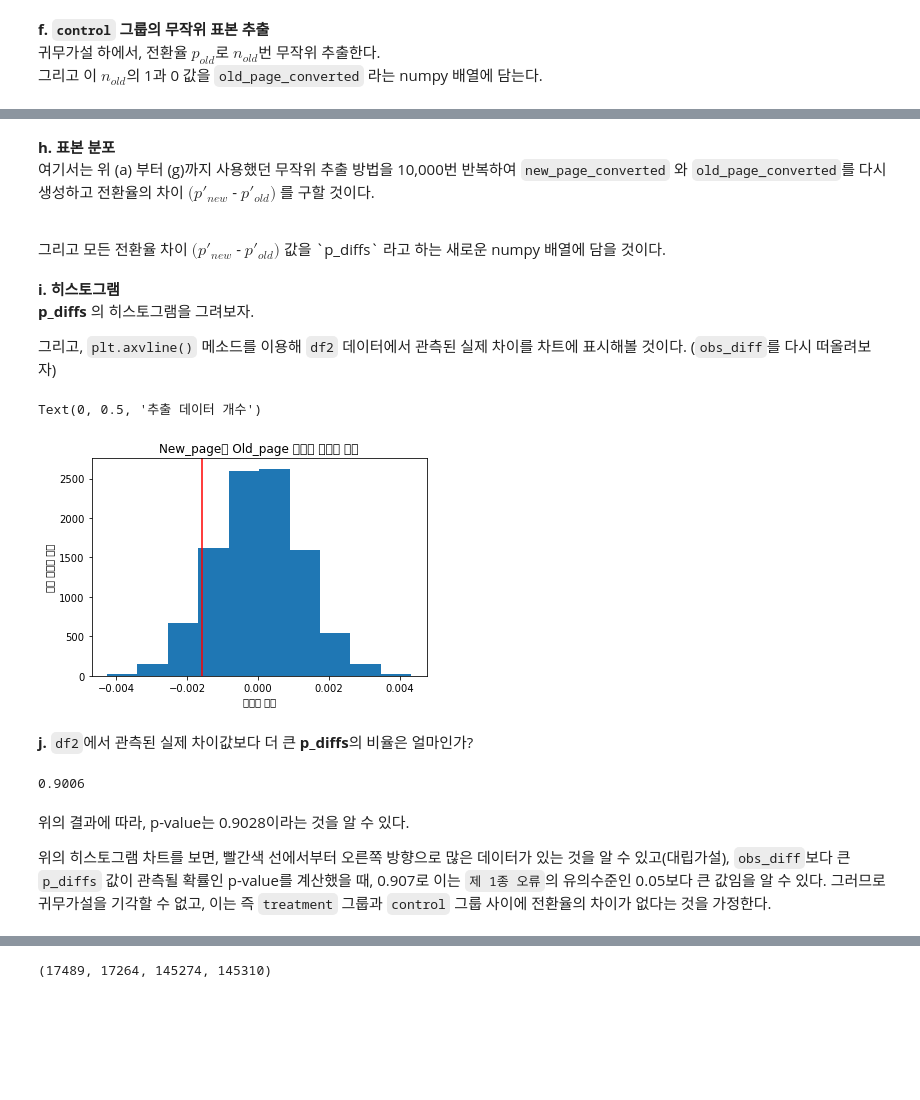
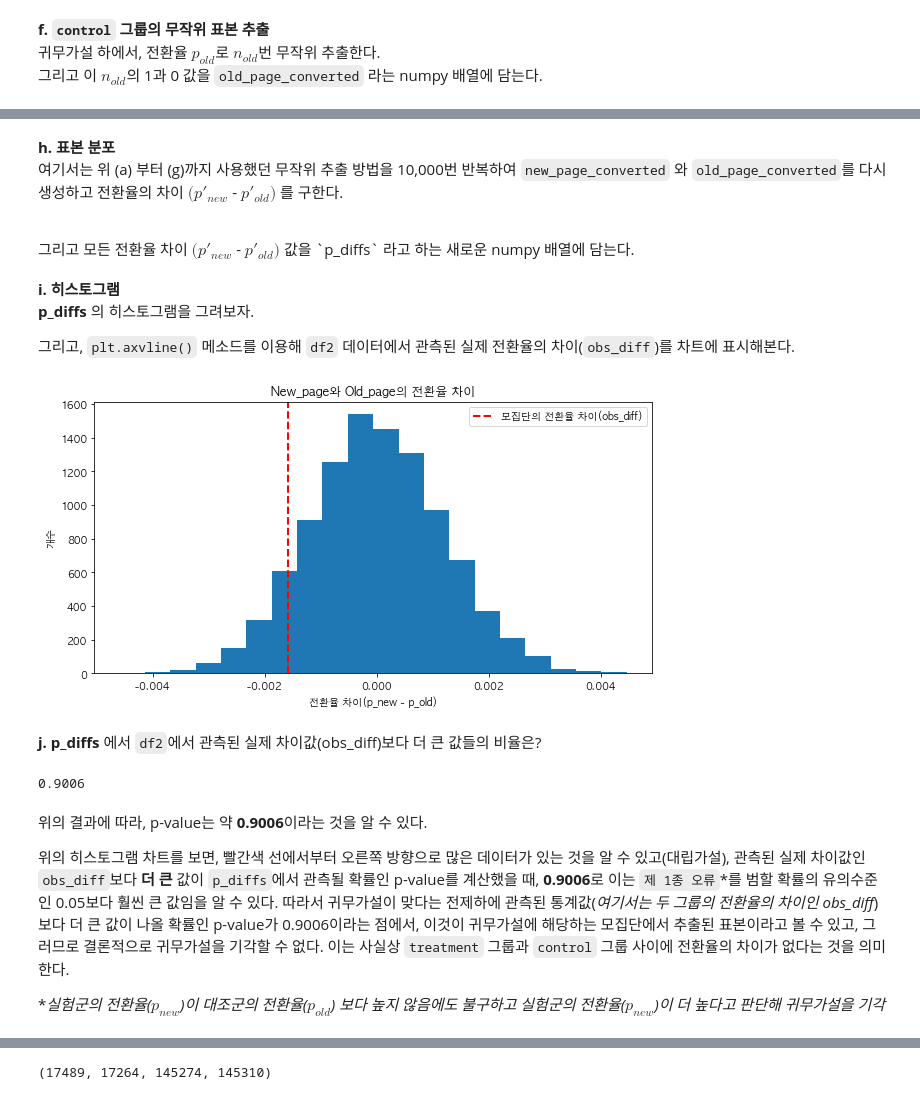
Before and after one commit to nare0317/Udacity_Data-Analyst-Nanodegree, a Jupyter notebook: Project 2 - Statistics - A:B Test/Analyze_ab_test_results_notebook_v2-KR.ipynb, the cells around one changed output, grey strips where cells are left out. Drawn from its saved outputs; the diff is of its cells as text; code cells hidden in the pictures; blank space fills up the shorter version.

```diff
--- a/Project 2 - Statistics - A:B Test/Analyze_ab_test_results_notebook_v2-KR.ipynb
+++ b/Project 2 - Statistics - A:B Test/Analyze_ab_test_results_notebook_v2-KR.ipynb
@@ -28,6 +27,13 @@ import pandas as pd
 import numpy as np
 import random
 import matplotlib.pyplot as plt
+import seaborn as sns
+
+# matplotlib 한글 폰트설정
+from matplotlib import rc
+rc('font', family='AppleGothic')
+plt.rcParams['axes.unicode_minus'] = False
+
 %matplotlib inline
 
 #setting the seed
@@ -335,9 +383,9 @@ sam_diff
 # %% [markdown]
 
 **h. 표본 분포** <br>
-여기서는 위 (a) 부터 (g)까지 사용했던 무작위 추출 방법을 10,000번 반복하여 `new_page_converted` 와 `old_page_converted`를 다시 생성하고 전환율의 차이 $(p{'}_{new}$ - $p{'}_{old})$ 를 구할 것이다.
+여기서는 위 (a) 부터 (g)까지 사용했던 무작위 추출 방법을 10,000번 반복하여 `new_page_converted` 와 `old_page_converted`를 다시 생성하고 전환율의 차이 $(p{'}_{new}$ - $p{'}_{old})$ 를 구한다.
 
 <br>
-그리고 모든 전환율 차이 $(p{'}_{new}$ - $p{'}_{old})$ 값을 `p_diffs` 라고 하는 새로운 numpy 배열에 담을 것이다.
+그리고 모든 전환율 차이 $(p{'}_{new}$ - $p{'}_{old})$ 값을 `p_diffs` 라고 하는 새로운 numpy 배열에 담는다.
 # %%
 # 표본 분포
@@ -351,16 +399,19 @@ for i in range(10000):
 **i. 히스토그램**<br>
 **p_diffs** 의 히스토그램을 그려보자.
 
-그리고, `plt.axvline()` 메소드를 이용해 `df2` 데이터에서 관측된 실제 차이를 차트에 표시해볼 것이다. (`obs_diff`를 다시 떠올려보자)
+그리고, `plt.axvline()` 메소드를 이용해 `df2` 데이터에서 관측된 실제 전환율의 차이(`obs_diff`)를 차트에 표시해본다.
 # %%
-plt.hist(p_diffs)
-plt.axvline(x=obs_diff, color='red') # df2에서 관측된 실제 차이값
-plt.title('New_page와 Old_page 사이의 전환율 차이')
-plt.xlabel('전환율 차이')
-plt.ylabel('추출 데이터 개수')
+plt.figure(figsize=(10,5))
+plt.hist(p_diffs, bins=20)
+plt.axvline(x=obs_diff, color='red', linestyle='dashed', linewidth=2, label='모집단의 전환율 차이(obs_diff)') # df2에서 관측된 실제 차이값 -> 빨간색 실선으로 표시
+plt.title('New_page와 Old_page의 전환율 차이')
+plt.xlabel('전환율 차이(p_new - p_old)')
+plt.ylabel('개수')
+
+plt.legend()
+plt.show()
 # %% [output]
-Text(0, 0.5, '추출 데이터 개수')
-[figure, old version]
+[figure, new version]
 # %% [markdown]
-**j.** `df2`에서 관측된 실제 차이값보다 더 큰 **p_diffs**의 비율은 얼마인가?
+**j.** **p_diffs** 에서 `df2`에서 관측된 실제 차이값(obs_diff)보다 더 큰 값들의 비율은?
 # %%
@@ -369,9 +420,11 @@ Text(0, 0.5, '추출 데이터 개수')
 # %% [output]
 0.9006
 # %% [markdown]
-위의 결과에 따라, p-value는 0.9028이라는 것을 알 수 있다.
+위의 결과에 따라, p-value는 약 **0.9006**이라는 것을 알 수 있다.
 
-위의 히스토그램 차트를 보면, 빨간색 선에서부터 오른쪽 방향으로 많은 데이터가 있는 것을 알 수 있고(대립가설), `obs_diff`보다 큰 `p_diffs` 값이 관측될 확률인 p-value를 계산했을 때, 0.907로 이는 `제 1종 오류`의 유의수준인 0.05보다 큰 값임을 알 수 있다. 그러므로 귀무가설을 기각할 수 없고, 이는 즉 `treatment` 그룹과 `control` 그룹 사이에 전환율의 차이가 없다는 것을 가정한다.
+위의 히스토그램 차트를 보면, 빨간색 선에서부터 오른쪽 방향으로 많은 데이터가 있는 것을 알 수 있고(대립가설), 관측된 실제 차이값인 `obs_diff`보다 **더 큰** 값이 `p_diffs`에서 관측될 확률인 p-value를 계산했을 때, **0.9006**로 이는 `제 1종 오류`*를 범할 확률의 유의수준인 0.05보다 훨씬 큰 값임을 알 수 있다. 따라서 귀무가설이 맞다는 전제하에 관측된 통계값(_여기서는 두 그룹의 전환율의 차이인 obs_diff_)보다 더 큰 값이 나올 확률인 p-value가 0.9006이라는 점에서, 이것이 귀무가설에 해당하는 모집단에서 추출된 표본이라고 볼 수 있고, 그러므로 결론적으로 귀무가설을 기각할 수 없다. 이는 사실상 `treatment` 그룹과 `control` 그룹 사이에 전환율의 차이가 없다는 것을 의미한다.
+
+*_실험군의 전환율($p_{new}$)이 대조군의 전환율($p_{old}$) 보다 높지 않음에도 불구하고 실험군의 전환율($p_{new}$)이 더 높다고 판단해 귀무가설을 기각_
 # %% [markdown]
 
 
```
Also changed, not shown: parts of 45 cells of this notebook.
